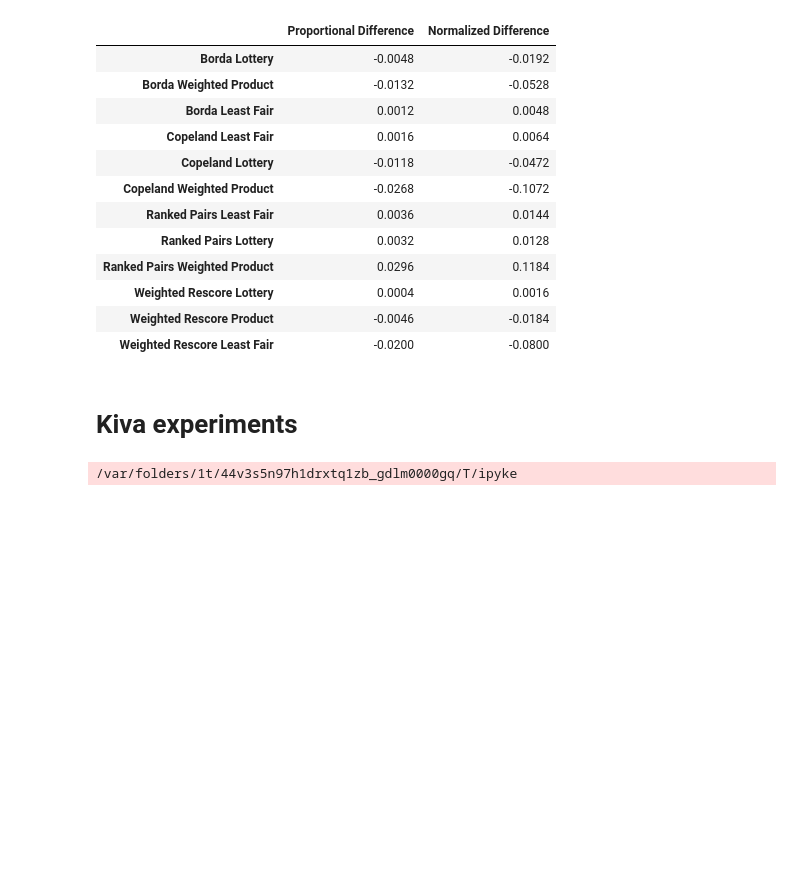
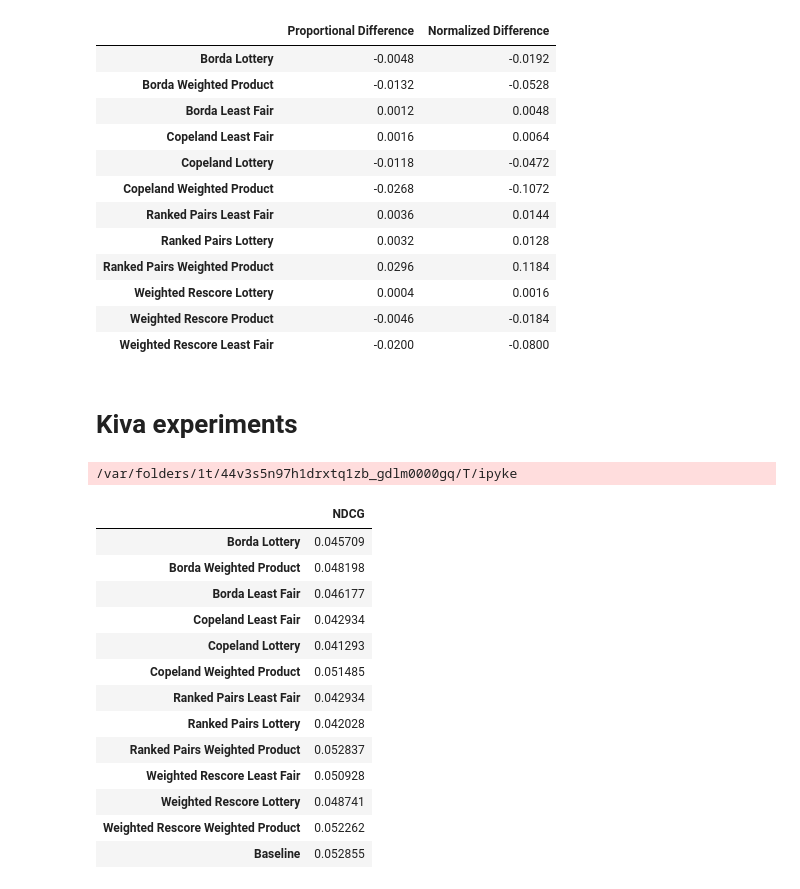
Before and after one commit to that-recsys-lab/scruf_tors_2023, a Jupyter notebook: visualization_notebooks/latebreaking_short.ipynb, the cells around one changed output. Cells and saved outputs as stored; diff of their text form; code cells hidden in the pictures; blank space fills up the shorter version.

```diff
--- a/visualization_notebooks/latebreaking_short.ipynb
+++ b/visualization_notebooks/latebreaking_short.ipynb
@@ -593,6 +593,25 @@ for dictionary, name in zip(dict_names, readable_names):
         users.append(user)
     avg_of_ndcg.append(mean(ndcg_values))
     ndcg_results[name] = {"Users":users, "NDCG":ndcg_values}
+# %%
+# creates dataframe of average NDCG values
+ndcg_table = pd.DataFrame(data=avg_of_ndcg, index=readable_names, columns=["NDCG"])
+ndcg_table
+# %% [output]
+|  | NDCG |
+| Borda Lottery | 0.045709 |
+| Borda Weighted Product | 0.048198 |
+| Borda Least Fair | 0.046177 |
+| Copeland Least Fair | 0.042934 |
+| Copeland Lottery | 0.041293 |
+| Copeland Weighted Product | 0.051485 |
+| Ranked Pairs Least Fair | 0.042934 |
+| Ranked Pairs Lottery | 0.042028 |
+| Ranked Pairs Weighted Product | 0.052837 |
+| Weighted Rescore Least Fair | 0.050928 |
+| Weighted Rescore Lottery | 0.048741 |
+| Weighted Rescore Weighted Product | 0.052262 |
+| Baseline | 0.052855 |
 # %%
 # calculates proportional fairness for the representation of item features
 # currently designed to handle two three features
```
Also changed, not shown: parts of 8 cells of this notebook.
